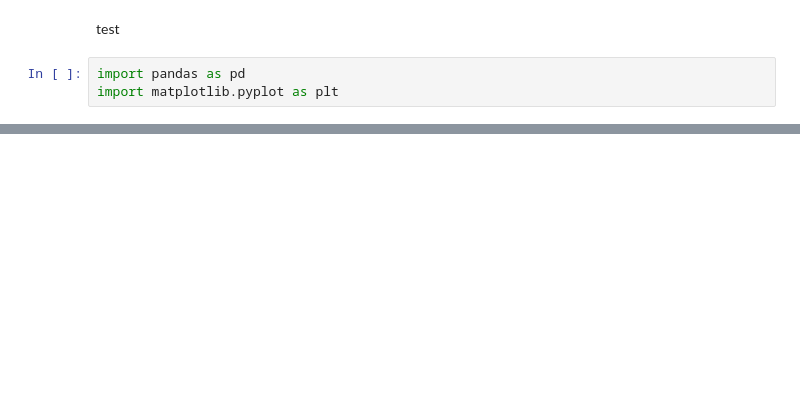
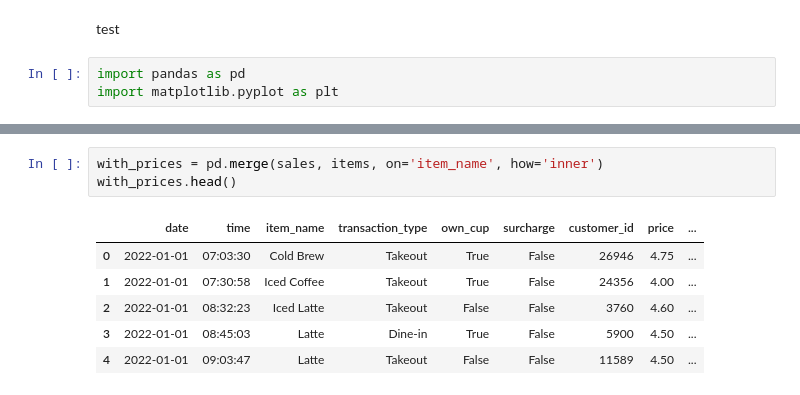
Before and after one commit to randomOnomatopoeia/Datathon, a Jupyter notebook: test.ipynb, the cells around one changed output, grey strips where cells are left out. Cells and saved outputs as stored; diff of their text form; blank space fills up the shorter version.

```diff
--- a/test.ipynb
+++ b/test.ipynb
@@ -33,0 +29,10 @@ print(sales.head())
+# %%
+with_prices = pd.merge(sales, items, on='item_name', how='inner')
+with_prices.head()
+# %% [output]
+|  | date | time | item_name | transaction_type | own_cup | surcharge | customer_id | price | ... |
+| 0 | 2022-01-01 | 07:03:30 | Cold Brew | Takeout | True | False | 26946 | 4.75 | ... |
+| 1 | 2022-01-01 | 07:30:58 | Iced Coffee | Takeout | True | False | 24356 | 4.00 | ... |
+| 2 | 2022-01-01 | 08:32:23 | Iced Latte | Takeout | False | False | 3760 | 4.60 | ... |
+| 3 | 2022-01-01 | 08:45:03 | Latte | Dine-in | True | False | 5900 | 4.50 | ... |
+| 4 | 2022-01-01 | 09:03:47 | Latte | Takeout | False | False | 11589 | 4.50 | ... |
```
Also changed, not shown: parts of 6 cells of this notebook.
